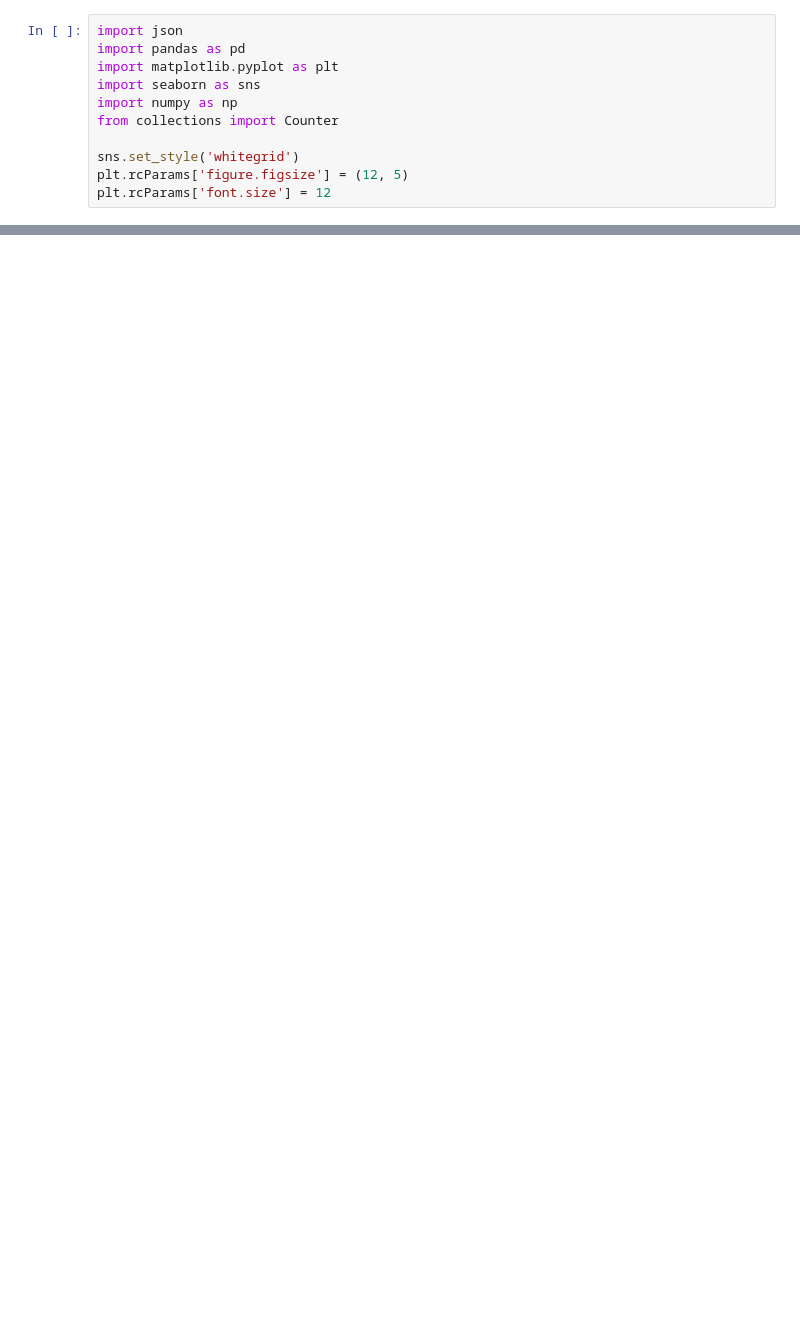
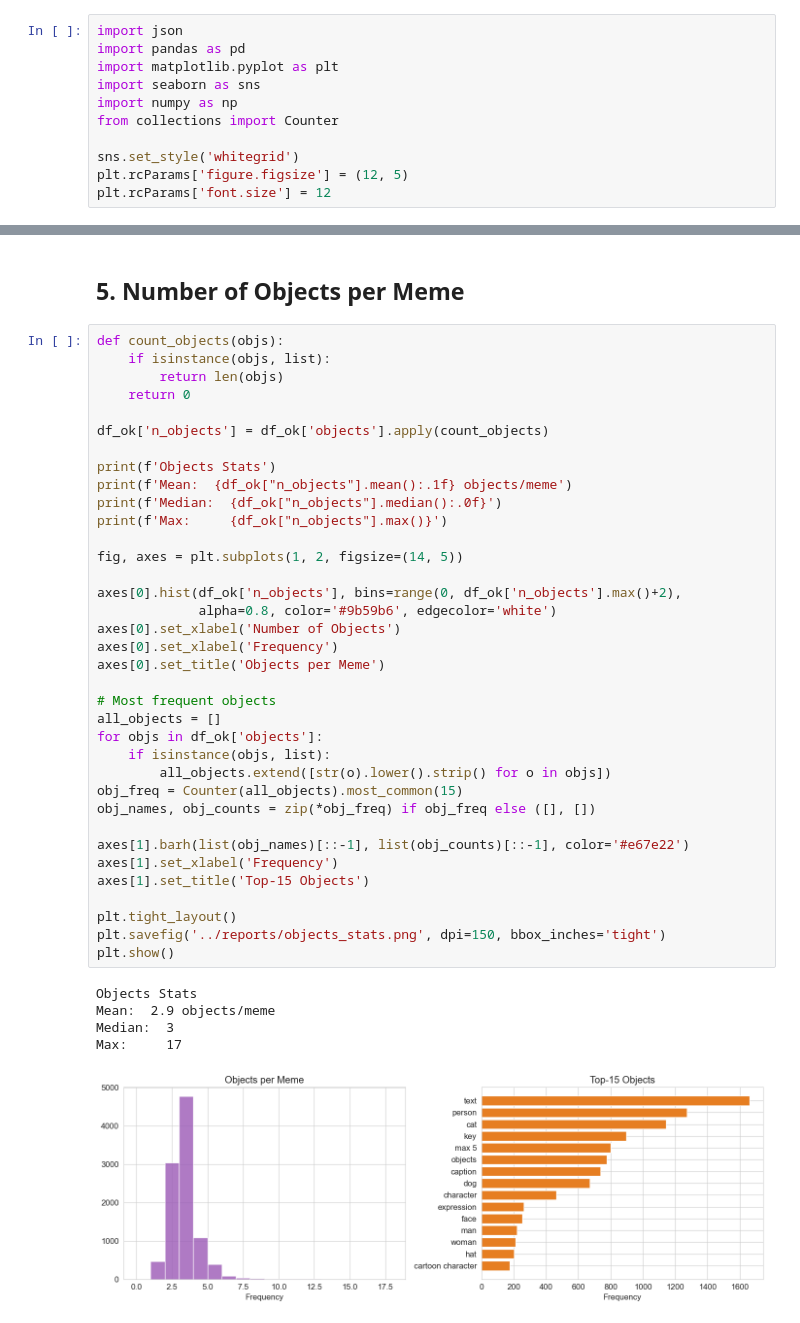
Before and after one commit to Ahamidullin/VQA-Augmented_Multimodal_Meme_Retrieval_System, a Jupyter notebook: notebooks/vqa_quality_analysis.ipynb, the cells around one changed output, grey strips where cells are left out. Drawn from its saved outputs; the diff is of its cells as text; blank space fills up the shorter version.

```diff
--- a/notebooks/vqa_quality_analysis.ipynb
+++ b/notebooks/vqa_quality_analysis.ipynb
@@ -256,0 +201,44 @@ print('\n✅ Данные готовы для построения эмбедд
+# %% [markdown]
+## 5. Number of Objects per Meme
+# %%
+def count_objects(objs):
+    if isinstance(objs, list):
+        return len(objs)
+    return 0
+
+df_ok['n_objects'] = df_ok['objects'].apply(count_objects)
+
+print(f'Objects Stats')
+print(f'Mean:  {df_ok["n_objects"].mean():.1f} objects/meme')
+print(f'Median:  {df_ok["n_objects"].median():.0f}')
+print(f'Max:     {df_ok["n_objects"].max()}')
+
+fig, axes = plt.subplots(1, 2, figsize=(14, 5))
+
+axes[0].hist(df_ok['n_objects'], bins=range(0, df_ok['n_objects'].max()+2),
+             alpha=0.8, color='#9b59b6', edgecolor='white')
+axes[0].set_xlabel('Number of Objects')
+axes[0].set_xlabel('Frequency')
+axes[0].set_title('Objects per Meme')
+
+# Most frequent objects
+all_objects = []
+for objs in df_ok['objects']:
+    if isinstance(objs, list):
+        all_objects.extend([str(o).lower().strip() for o in objs])
+obj_freq = Counter(all_objects).most_common(15)
+obj_names, obj_counts = zip(*obj_freq) if obj_freq else ([], [])
+
+axes[1].barh(list(obj_names)[::-1], list(obj_counts)[::-1], color='#e67e22')
+axes[1].set_xlabel('Frequency')
+axes[1].set_title('Top-15 Objects')
+
+plt.tight_layout()
+plt.savefig('../reports/objects_stats.png', dpi=150, bbox_inches='tight')
+plt.show()
+# %% [output]
+Objects Stats
+Mean:  2.9 objects/meme
+Median:  3
+Max:     17
+[figure, added]
```
Also changed, not shown: parts of 38 cells of this notebook, 47 other files.
